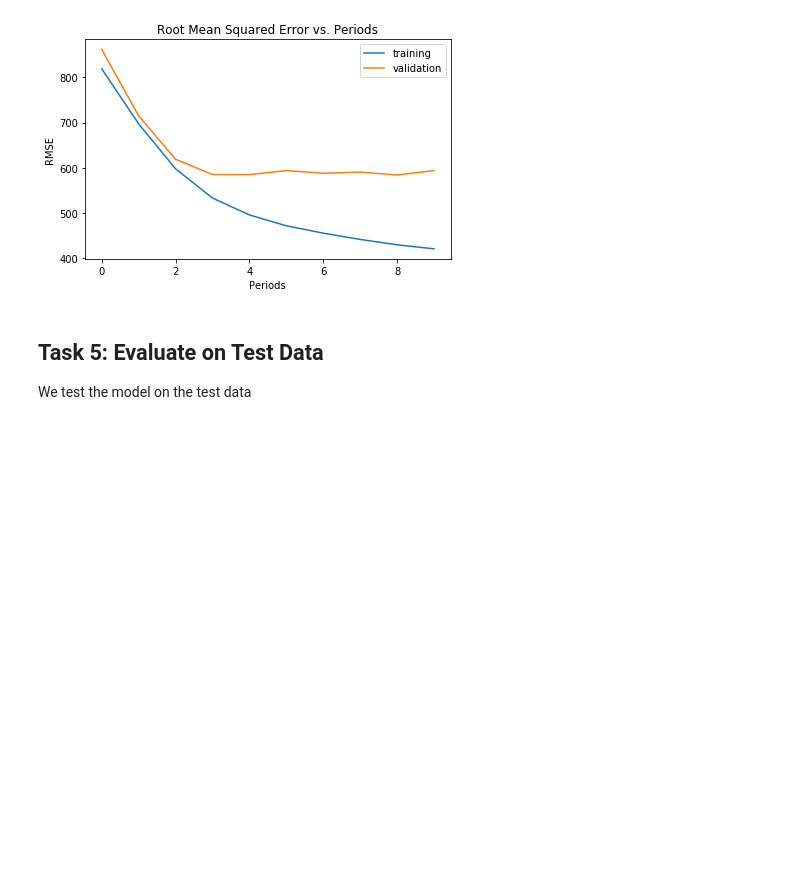
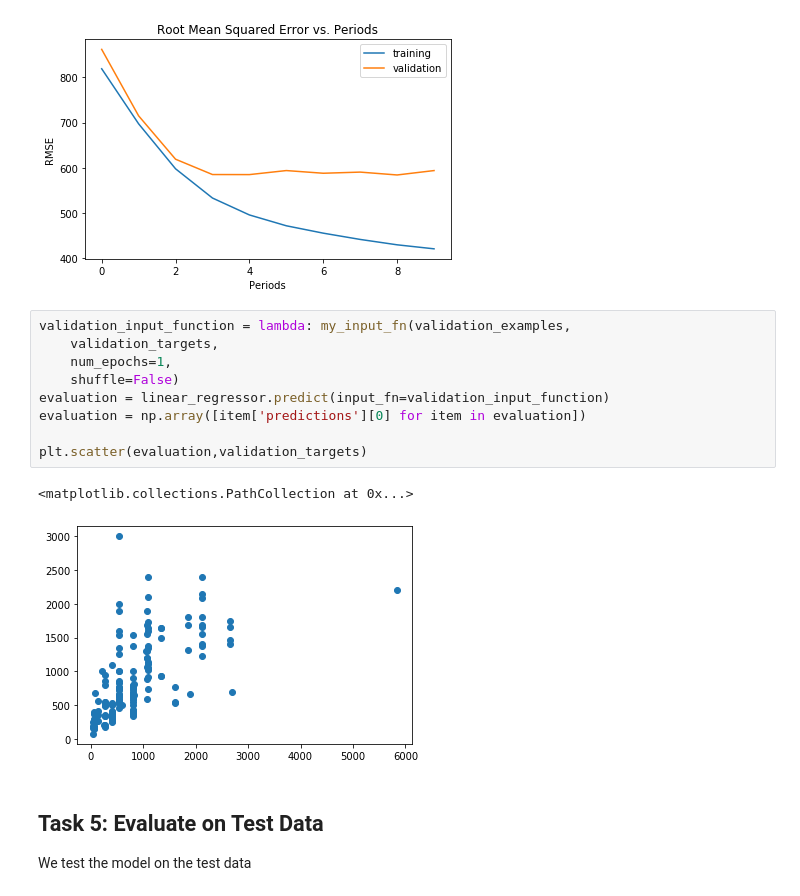
Before and after one commit to vincentmin/Big_Data_Analysis_Course, a Jupyter notebook: my_validation.ipynb, the cells around one changed output. Saved outputs shown, nothing was run; the diff lists cells and outputs as text; blank space fills up the shorter version.

```diff
--- a/my_validation.ipynb
+++ b/my_validation.ipynb
@@ -327,6 +327,18 @@ RMSE (on training data):
   period 09 : 420.61
 Model training finished.
 [figure]
+# %%
+validation_input_function = lambda: my_input_fn(validation_examples,
+    validation_targets,
+    num_epochs=1,
+    shuffle=False)
+evaluation = linear_regressor.predict(input_fn=validation_input_function)
+evaluation = np.array([item['predictions'][0] for item in evaluation])
+
+plt.scatter(evaluation,validation_targets)
+# %% [output]
+<matplotlib.collections.PathCollection at 0x...>
+[figure, added]
 # %% [markdown]
 ## Task 5: Evaluate on Test Data
 
```
Also changed, not shown: parts of 4 cells of this notebook.
